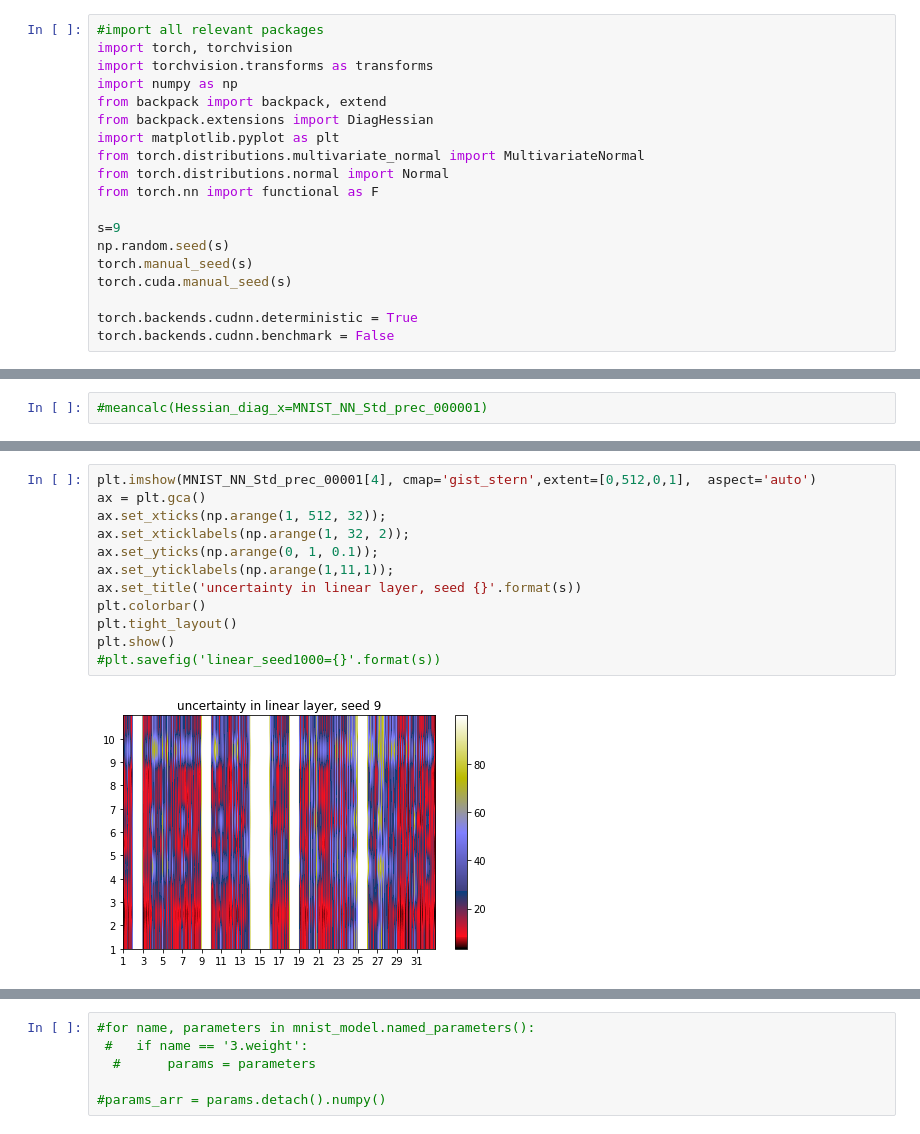
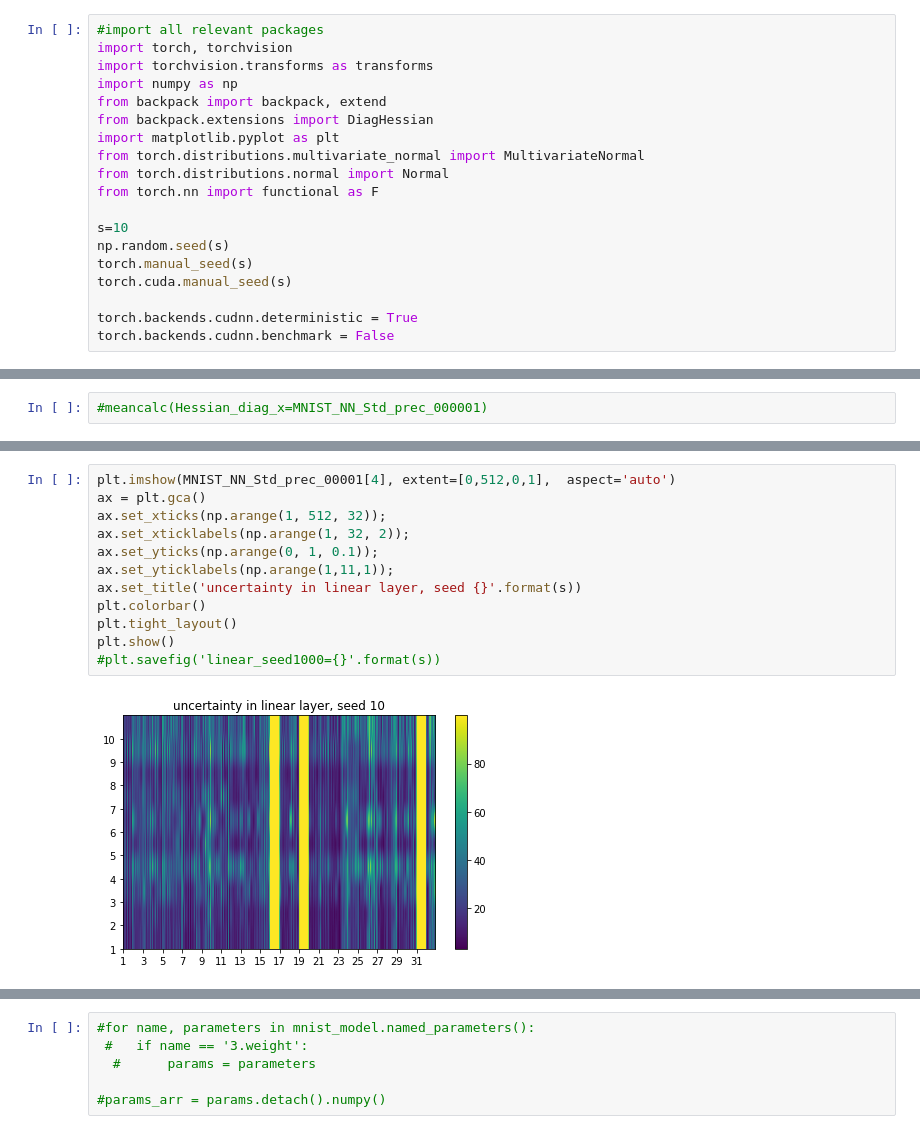
Before and after one commit to moreezee/BcThesisMK, a Jupyter notebook: Moritz_folder/Notebooks/visualization_notebooks/Laplace_visualization_mnist.ipynb, the cells around one changed output, grey strips where cells are left out. Drawn from its saved outputs; the diff is of its cells as text.

```diff
--- a/Moritz_folder/Notebooks/visualization_notebooks/Laplace_visualization_mnist.ipynb
+++ b/Moritz_folder/Notebooks/visualization_notebooks/Laplace_visualization_mnist.ipynb
@@ -10,7 +10,7 @@ from torch.distributions.multivariate_normal import MultivariateNormal
 from torch.distributions.normal import Normal
 from torch.nn import functional as F
 
-s=9
+s=10
 np.random.seed(s)
 torch.manual_seed(s)
 torch.cuda.manual_seed(s)
@@ -267,14 +291,14 @@ def meancalc(Hessian_diag_x):
 # %%
-plt.imshow(MNIST_NN_Std_prec_00001[4], cmap='gist_stern',extent=[0,512,0,1],  aspect='auto')
+plt.imshow(MNIST_NN_Std_prec_00001[4], extent=[0,512,0,1],  aspect='auto')
 ax = plt.gca()
 ax.set_xticks(np.arange(1, 512, 32));
 ax.set_xticklabels(np.arange(1, 32, 2));
 ax.set_yticks(np.arange(0, 1, 0.1));
 ax.set_yticklabels(np.arange(1,11,1));
 ax.set_title('uncertainty in linear layer, seed {}'.format(s))
 plt.colorbar()
 plt.tight_layout()
 plt.show()
 #plt.savefig('linear_seed1000={}'.format(s))
 # %% [output]
-[figure, old version]
+[figure, new version]
```
Also changed, not shown: parts of 41 cells of this notebook, 29 other files.
